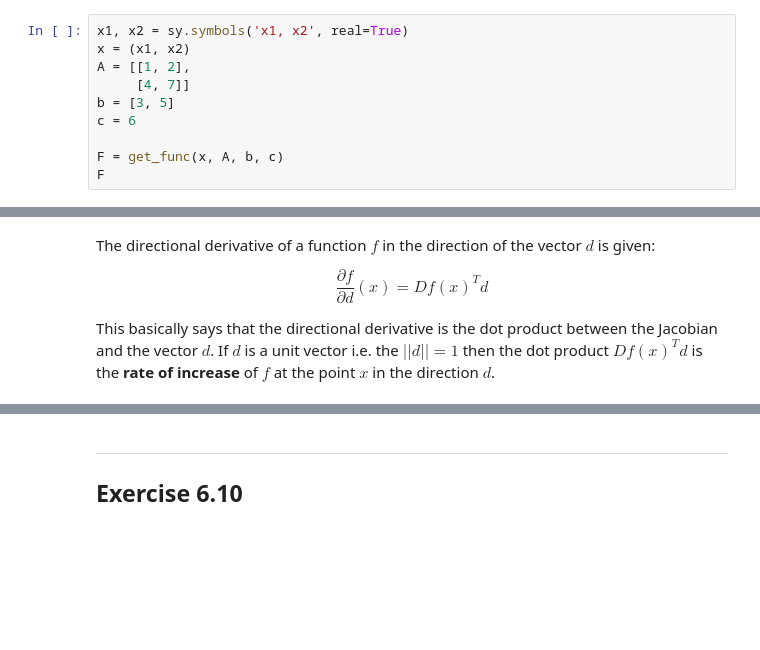
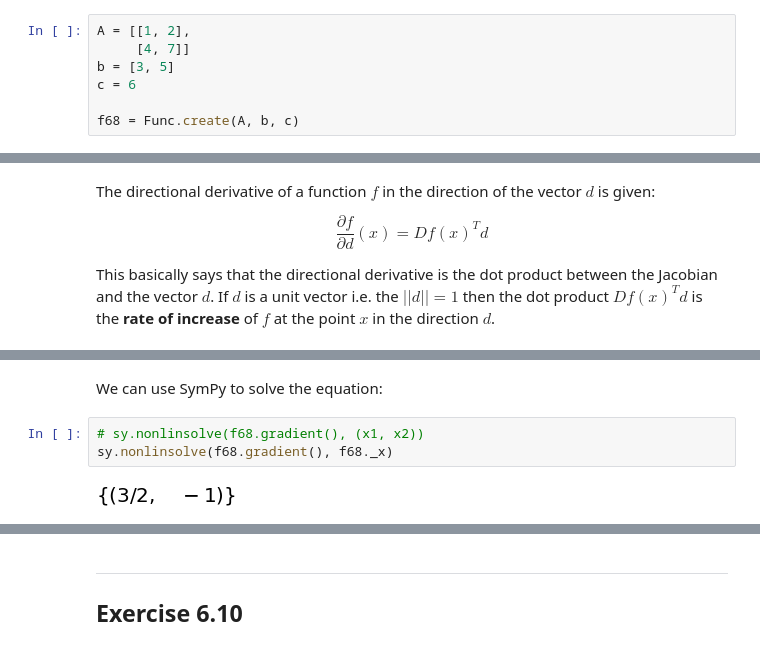
Before and after one commit to sheikhomar/opan, a Jupyter notebook: hw04.ipynb, the cells around one changed output, grey strips where cells are left out. Cells and saved outputs as stored; diff of their text form; blank space fills up the shorter version.

```diff
--- a/hw04.ipynb
+++ b/hw04.ipynb
@@ -157,10 +184,7 @@ def get_func(x, A, b, term3):
 # %%
-x1, x2 = sy.symbols('x1, x2', real=True)
-x = (x1, x2)
 A = [[1, 2],
      [4, 7]]
 b = [3, 5]
 c = 6
 
-F = get_func(x, A, b, c)
-F
+f68 = Func.create(A, b, c)
@@ -205,0 +235,7 @@ array([[27.31300057]])
+# %% [markdown]
+We can use SymPy to solve the equation:
+# %%
+# sy.nonlinsolve(f68.gradient(), (x1, x2))
+sy.nonlinsolve(f68.gradient(), f68._x)
+# %% [output]
+[figure, added]
```
Also changed, not shown: parts of 12 cells of this notebook, 5 other files.
